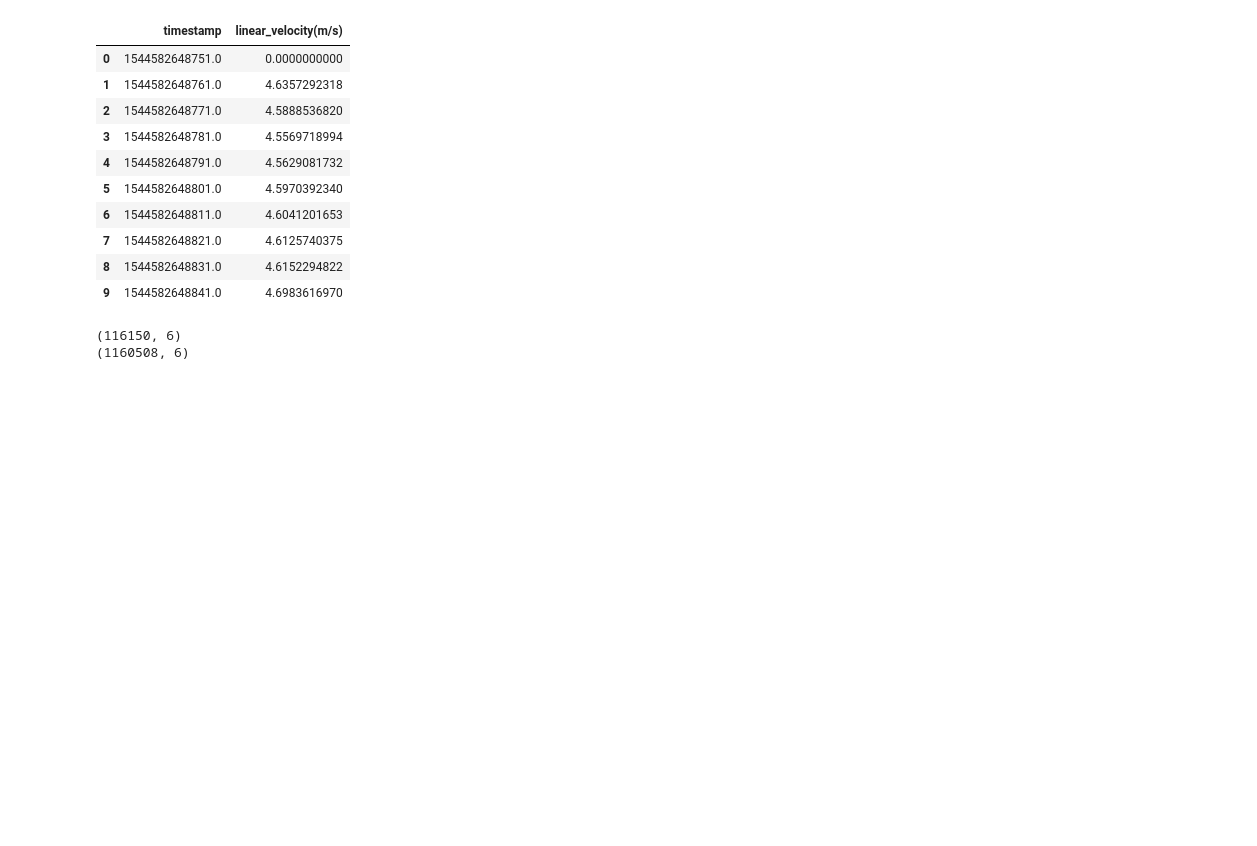
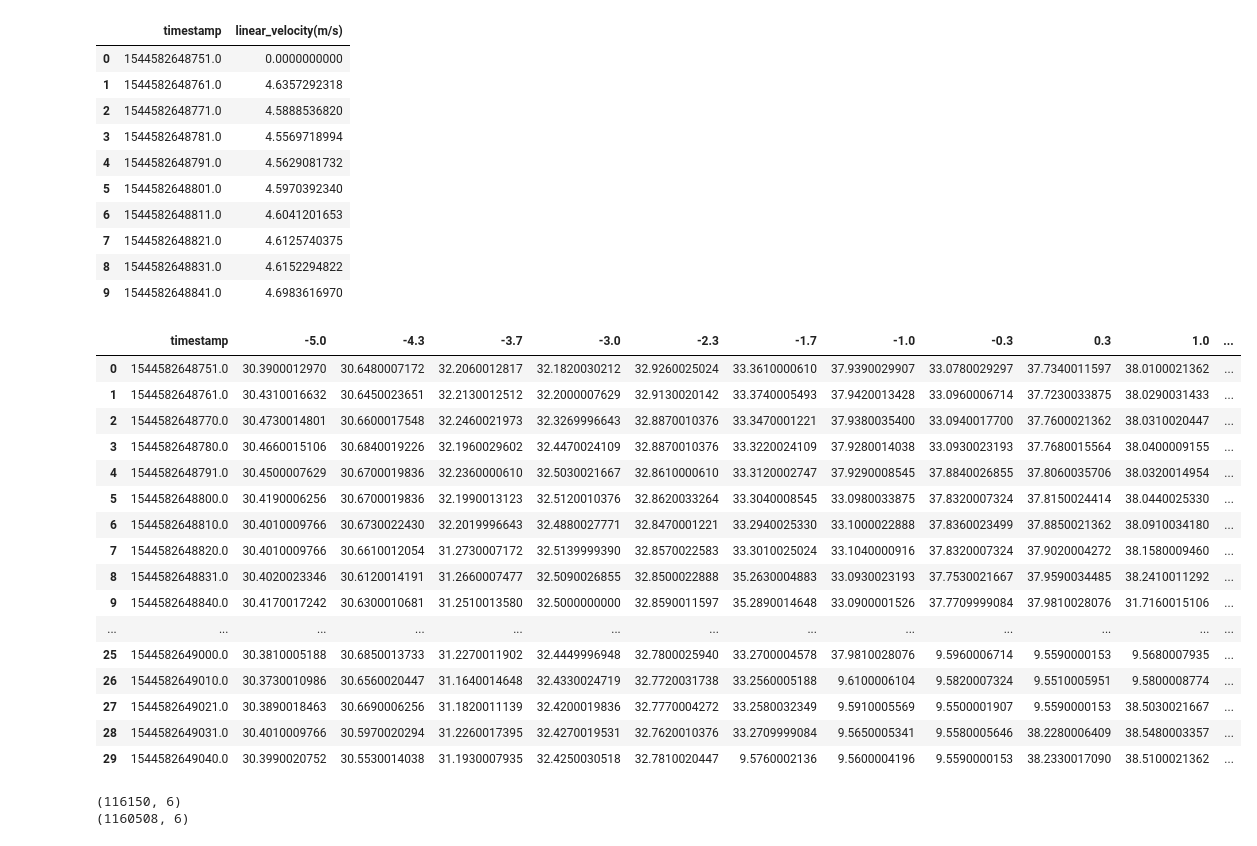
Before and after one commit to yifanwu2828/Particle-Filter-SLAM, a Jupyter notebook: code/data/exploreData.ipynb, the cells around one changed output. Cells and saved outputs as stored; diff of their text form; code cells hidden in the pictures; blank space fills up the shorter version.

```diff
--- a/code/data/exploreData.ipynb
+++ b/code/data/exploreData.ipynb
@@ -227,6 +243,27 @@ encoder_df.head(10)
 | 7 | 1544582648821.0 | 4.6125740375 |
 | 8 | 1544582648831.0 | 4.6152294822 |
 | 9 | 1544582648841.0 | 4.6983616970 |
+# %%
+lidar_df['timestamp']=np.round(lidar_df['timestamp']*1e-6)
+lidar_df.head(30)
+# %% [output]
+|  | timestamp | -5.0 | -4.3 | -3.7 | -3.0 | -2.3 | -1.7 | -1.0 | -0.3 | 0.3 | 1.0 | ... |
+| 0 | 1544582648751.0 | 30.3900012970 | 30.6480007172 | 32.2060012817 | 32.1820030212 | 32.9260025024 | 33.3610000610 | 37.9390029907 | 33.0780029297 | 37.7340011597 | 38.0100021362 | ... |
+| 1 | 1544582648761.0 | 30.4310016632 | 30.6450023651 | 32.2130012512 | 32.2000007629 | 32.9130020142 | 33.3740005493 | 37.9420013428 | 33.0960006714 | 37.7230033875 | 38.0290031433 | ... |
+| 2 | 1544582648770.0 | 30.4730014801 | 30.6600017548 | 32.2460021973 | 32.3269996643 | 32.8870010376 | 33.3470001221 | 37.9380035400 | 33.0940017700 | 37.7600021362 | 38.0310020447 | ... |
+| 3 | 1544582648780.0 | 30.4660015106 | 30.6840019226 | 32.1960029602 | 32.4470024109 | 32.8870010376 | 33.3220024109 | 37.9280014038 | 33.0930023193 | 37.7680015564 | 38.0400009155 | ... |
+| 4 | 1544582648791.0 | 30.4500007629 | 30.6700019836 | 32.2360000610 | 32.5030021667 | 32.8610000610 | 33.3120002747 | 37.9290008545 | 37.8840026855 | 37.8060035706 | 38.0320014954 | ... |
+| 5 | 1544582648800.0 | 30.4190006256 | 30.6700019836 | 32.1990013123 | 32.5120010376 | 32.8620033264 | 33.3040008545 | 33.0980033875 | 37.8320007324 | 37.8150024414 | 38.0440025330 | ... |
+| 6 | 1544582648810.0 | 30.4010009766 | 30.6730022430 | 32.2019996643 | 32.4880027771 | 32.8470001221 | 33.2940025330 | 33.1000022888 | 37.8360023499 | 37.8850021362 | 38.0910034180 | ... |
+| 7 | 1544582648820.0 | 30.4010009766 | 30.6610012054 | 31.2730007172 | 32.5139999390 | 32.8570022583 | 33.3010025024 | 33.1040000916 | 37.8320007324 | 37.9020004272 | 38.1580009460 | ... |
+| 8 | 1544582648831.0 | 30.4020023346 | 30.6120014191 | 31.2660007477 | 32.5090026855 | 32.8500022888 | 35.2630004883 | 33.0930023193 | 37.7530021667 | 37.9590034485 | 38.2410011292 | ... |
+| 9 | 1544582648840.0 | 30.4170017242 | 30.6300010681 | 31.2510013580 | 32.5000000000 | 32.8590011597 | 35.2890014648 | 33.0900001526 | 37.7709999084 | 37.9810028076 | 31.7160015106 | ... |
+| ... | ... | ... | ... | ... | ... | ... | ... | ... | ... | ... | ... | ... |
+| 25 | 1544582649000.0 | 30.3810005188 | 30.6850013733 | 31.2270011902 | 32.4449996948 | 32.7800025940 | 33.2700004578 | 37.9810028076 | 9.5960006714 | 9.5590000153 | 9.5680007935 | ... |
+| 26 | 1544582649010.0 | 30.3730010986 | 30.6560020447 | 31.1640014648 | 32.4330024719 | 32.7720031738 | 33.2560005188 | 9.6100006104 | 9.5820007324 | 9.5510005951 | 9.5800008774 | ... |
+| 27 | 1544582649021.0 | 30.3890018463 | 30.6690006256 | 31.1820011139 | 32.4200019836 | 32.7770004272 | 33.2580032349 | 9.5910005569 | 9.5500001907 | 9.5590000153 | 38.5030021667 | ... |
+| 28 | 1544582649031.0 | 30.4010009766 | 30.5970020294 | 31.2260017395 | 32.4270019531 | 32.7620010376 | 33.2709999084 | 9.5650005341 | 9.5580005646 | 38.2280006409 | 38.5480003357 | ... |
+| 29 | 1544582649040.0 | 30.3990020752 | 30.5530014038 | 31.1930007935 | 32.4250030518 | 32.7810020447 | 9.5760002136 | 9.5600004196 | 9.5590000153 | 38.2330017090 | 38.5100021362 | ... |
 # %%
 mergedf_fog_encoder_inner =fog_df.merge(encoder_df, how="inner",)
 # %%
```
Also changed, not shown: parts of 29 cells of this notebook.
